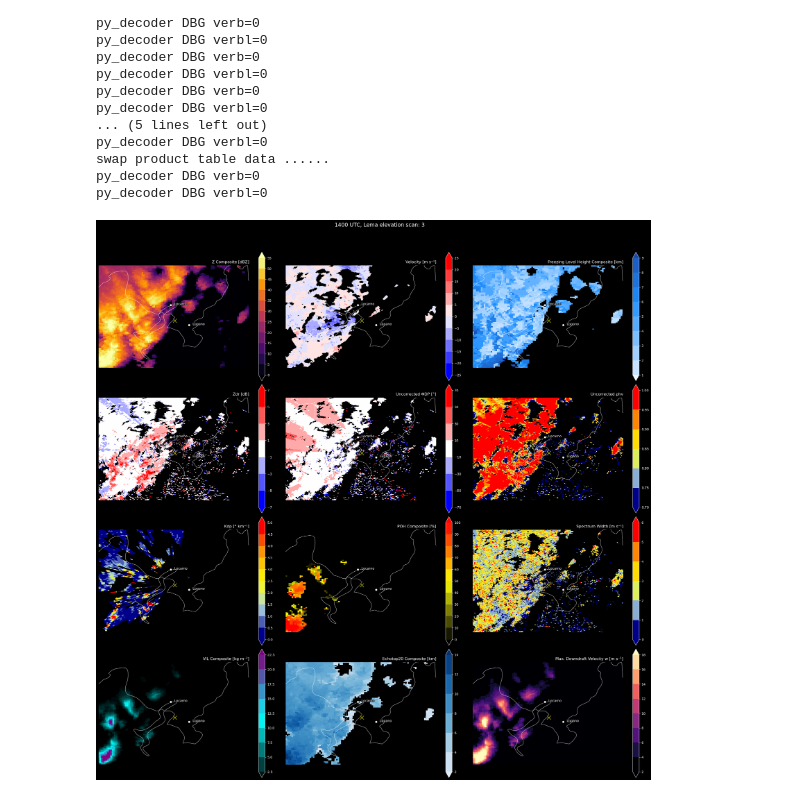
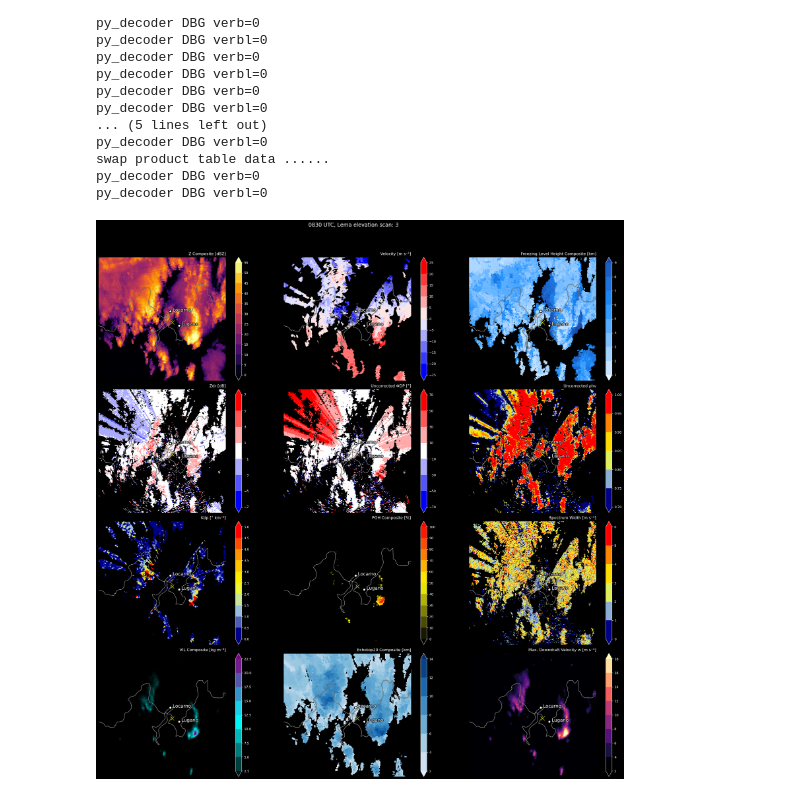
Before and after one commit to florianvalentinackermann/radar_windgusts, a Jupyter notebook: second_case.ipynb, the cells around one changed output. Drawn from its saved outputs; the diff is of its cells as text; code cells hidden in the pictures.

```diff
--- a/second_case.ipynb
+++ b/second_case.ipynb
@@ -22,9 +32,7 @@ os.environ["METRANETLIB_PATH"] = "/store_new/mch/msrad/idl/lib/radlib4/" # neede
 # %%
 # Defining valid time and elevation scan
 
-valid_time1 = '1400 UTC'
-valid_time2 = '14:00'
-valid_time3 = '1400'
+valid_time3 = '0830'
 elevation_scan = '3'
 # %%
 # Data Imports, processing, norming, etc.
@@ -181,10 +189,12 @@ lats, lons = radar_to_latlon(radar_lat, radar_lon, ranges, azimuths)
 chx = np.arange(255000, 255000 + 710 * 1000 + 1, 1000)
 chy = sorted(np.arange(-160000, -160000 + 640 * 1000 + 1, 1000), reverse=True)
 X, Y = np.meshgrid(chx, chy)
-# Initialize transformer for Swiss grid to WGS84 (EPSG:21781 to EPSG:4326)
-transformer = Transformer.from_crs(21781, 4326, always_xy=True)
-# Convert Swiss grid coordinates to lat/lon
+# Initialize transformer for Swiss grid
+transformer = Transformer.from_crs(21781, 3035, always_xy=True)
+
+#lons,lats = transformer.transform(X, Y)
 clons, clats = transformer.transform(X, Y)
+#lons, lats = transformer.transform(X, Y)
 
 
 # Define color steps for Reflectivity and Velocity/Dealiased Velocity
@@ -202,6 +212,7 @@ Kdp_levels = np.arange(0,5.5,0.5)
 lzc_levels = np.arange(2.5,25,2.5)
 ezc_levels = np.arange(2,16,2)
 wge_levels = np.arange(2,20,2)
+
 # Create boundary norms
 czc_norm = BoundaryNorm(boundaries=czc_levels, ncolors=plt.cm.inferno.N, clip=True)
 reflectivity_norm = BoundaryNorm(boundaries=reflectivity_levels, ncolors=plt.cm.inferno.N, clip=True)
@@ -244,9 +255,9 @@ py_decoder DBG verb=0
 py_decoder DBG verbl=0
 # %%
 # Multi-variable plot
-
+projection = ccrs.epsg(3035)
 # Create figure with three subplots (Reflectivity, Velocity, and Dealiased Velocity)
-fig, axs = plt.subplots(nrows=4, ncols=3, figsize=(24, 24), subplot_kw={'projection': ccrs.PlateCarree()})
+fig, axs = plt.subplots(nrows=4, ncols=3, figsize=(24,24), subplot_kw={'projection': projection})
 
 # Set background to black for all subplots
 for row in axs:  # axs is a 2D array, so iterate through rows
@@ -255,11 +266,12 @@ for row in axs:  # axs is a 2D array, so iterate through rows
         ax.set_facecolor('black')  # Set axis background
 
 
+
 # Plot Reflectivity composite
 cmap_czc = plt.cm.inferno
 cmap_czc.set_bad(color='grey')
 p1 = axs[0,0].pcolormesh(clons, clats, czc, vmin=0, vmax=55,
-                   cmap=cmap_czc, transform=ccrs.PlateCarree())
+                   cmap=cmap_czc, transform=projection)
 # Add a colorbar
 cbar1 = plt.colorbar(p1, ax=axs[0,0], extend='both', cmap=cmap_czc, norm=czc_norm, boundaries=czc_levels, ticks=czc_levels
                      )
@@ -272,6 +284,7 @@ axs[0,0].set_title('Z Composite [dBZ]', color='white', loc='right')
 # Plot Dealiased Velocity
 cmap_velocity = LinearSegmentedColormap.from_list("custom_cmap", ["blue", "white", "red"], N=256)
 cmap_velocity.set_bad(color='black')
+# Assuming lons and lats are 1D arrays
 p2 = axs[0,1].pcolormesh(lons, lats, dv_velocity, cmap=cmap_velocity, norm=velocity_norm, transform=ccrs.PlateCarree())
 cbar2 = plt.colorbar(p2, ax=axs[0,1], cmap=cmap_velocity, extend='both', boundaries=velocity_levels, ticks=velocity_levels)
 cbar2.outline.set_edgecolor('white')
@@ -289,7 +302,7 @@ cmap_hzc = LinearSegmentedColormap.from_list("custom_cmap", ["white", "dodgerblu
 cmap_hzc.set_bad(color='black')  # Black for invalid data
 # Plot the freezing level height with the masked values
 p3 = axs[0,2].pcolormesh(clons, clats, hzc_masked, vmin=0, vmax=12,
-                         cmap=cmap_hzc, transform=ccrs.PlateCarree())
+                         cmap=cmap_hzc, transform=projection)
 # Add a colorbar
 cbar3 = plt.colorbar(p3, ax=axs[0,2], extend='both', cmap=cmap_hzc, boundaries=hzc_levels, ticks=hzc_levels)
 cbar3.outline.set_edgecolor('white')
@@ -354,8 +367,8 @@ axs[2,0].set_title('Kdp [° km⁻¹]', color='white', loc='right')
 # Plot POH
 cmap_bzc = LinearSegmentedColormap.from_list("custom_cmap", ["black","yellow", "red"], N=256)
 cmap_bzc.set_bad(color='black')
-p8 = axs[2,1].pcolormesh(clons, clats, bzc,
-                   cmap=cmap_bzc, transform=ccrs.PlateCarree())
+p8 = axs[2,1].pcolormesh(clons, clats, bzc, norm=bzc_norm,
+                   cmap=cmap_bzc, transform=projection)
 # Add a colorbar
 cbar8 = plt.colorbar(p8, ax=axs[2,1], extend='both', cmap=cmap_bzc, boundaries=bzc_levels, ticks=bzc_levels
                      )
@@ -383,7 +396,7 @@ cmap_lzc = LinearSegmentedColormap.from_list("custom_cmap", ["black", "cyan", "p
                                                              ], N=256)
 cmap_lzc.set_bad(color='black')
 p10 = axs[3,0].pcolormesh(clons, clats, lzc, vmin=1, vmax=22.5,
-                   cmap=cmap_lzc, transform=ccrs.PlateCarree())
+                   cmap=cmap_lzc, transform=projection)
 # Add a colorbar
 cbar10 = plt.colorbar(p10, ax=axs[3,0], extend='both', cmap=cmap_lzc, norm=lzc_norm, boundaries=lzc_levels, ticks=lzc_levels
                      )
@@ -398,7 +411,7 @@ ezc = np.ma.masked_less_equal(ezc, 0)
 cmap_ezc = plt.cm.Blues
 cmap_ezc.set_bad(color='black')
 p11 = axs[3,1].pcolormesh(clons, clats, ezc, vmin=0, vmax=14,
-                   cmap=cmap_ezc, transform=ccrs.PlateCarree())
+                   cmap=cmap_ezc, transform=projection)
 # Add a colorbar
 cbar11 = plt.colorbar(p11, ax=axs[3,1], extend='both', cmap=cmap_ezc, norm=ezc_norm, boundaries=ezc_levels, ticks=ezc_levels
                      )
@@ -413,7 +426,7 @@ wge = np.ma.masked_less_equal(wge, 0)
 cmap_wge = plt.cm.magma
 cmap_wge.set_bad(color='black')
 p12 = axs[3,2].pcolormesh(clons, clats, wge, vmax=18,
-                   cmap=cmap_wge, transform=ccrs.PlateCarree())
+                   cmap=cmap_wge, transform=projection)
 # Add a colorbar
 cbar12 = plt.colorbar(p12, ax=axs[3,2], extend='both', cmap=cmap_wge, norm=wge_norm, boundaries=wge_levels, ticks=wge_levels
                      )
@@ -421,37 +434,45 @@ cbar12.outline.set_edgecolor('white')
 cbar12.ax.yaxis.set_tick_params(color='white')
 plt.setp(plt.getp(cbar12.ax.axes, 'yticklabels'), color='white')
 axs[3,2].set_title('Max. Downdraft Velocity w [m s⁻¹]', color='white', loc='right')
 
 # (Plotting of wind barbs and other features remains the same)
 # Add Radar, Geneva, and Lausanne locations to all plots
 for row in axs:
     for ax in row:
             #ax.plot(radar_lon, radar_lat, marker='x', color='yellow', markersize=12, transform=ccrs.PlateCarree())  # Radar location
         ax.plot(radar_lon, radar_lat, marker='x', color='yellow', markersize=12, transform=ccrs.PlateCarree(),
         path_effects=[path_effects.withStroke(linewidth=2, foreground='black')])
         ax.plot(locarno_lon, locarno_lat, marker='o', color='white', markersize=8, markeredgecolor='black', markeredgewidth=2, transform=ccrs.PlateCarree())  # Geneva
         ax.plot(lugano_lon, lugano_lat, marker='o', color='white', markersize=8, markeredgecolor='black', markeredgewidth=2, transform=ccrs.PlateCarree())  # Lausanne
-        ax.set_extent([8.2, 9.45 , 45.65, 46.5], crs=ccrs.PlateCarree())
+        ax.set_extent([7.6, 9.75 , 45.35, 46.8], crs=ccrs.PlateCarree())
+         # Add borders, coastlines, and lakes with custom contour lines
+        ax.add_feature(cfeature.BORDERS, edgecolor='black', linestyle='-', alpha=0.8, linewidth=2)
+        ax.add_feature(cfeature.COASTLINE, edgecolor='black', alpha=0.8, linewidth=2)
+        ax.add_feature(cfeature.LAKES, edgecolor='black', facecolor='none', alpha=0.8, linewidth=2)
         ax.add_feature(cfeature.BORDERS, edgecolor='white', linestyle='-', alpha=0.7)
         ax.add_feature(cfeature.COASTLINE, edgecolor='white', alpha=0.7)
         ax.add_feature(cfeature.LAKES, edgecolor='white', facecolor='none', alpha=0.7)
         # Add city names with a black outline for visibility
-        geneva_text = ax.text(locarno_lon + 0.03, locarno_lat, 'Locarno', color='white', fontsize=10, transform=ccrs.PlateCarree())
-        lausanne_text = ax.text(lugano_lon + 0.03, lugano_lat, 'Lugano', color='white', fontsize=10, transform=ccrs.PlateCarree())
-        geneva_text.set_path_effects([path_effects.Stroke(linewidth=2, foreground='black'), path_effects.Normal()])
-        lausanne_text.set_path_effects([path_effects.Stroke(linewidth=2, foreground='black'), path_effects.Normal()])
+        locarno_text = ax.text(locarno_lon + 0.04, locarno_lat, 'Locarno', color='white', fontsize=14, transform=ccrs.PlateCarree())
+        lugano_text = ax.text(lugano_lon + 0.04, lugano_lat, 'Lugano', color='white', fontsize=14, transform=ccrs.PlateCarree())
+        locarno_text.set_path_effects([path_effects.Stroke(linewidth=2, foreground='black'), path_effects.Normal()])
+        lugano_text.set_path_effects([path_effects.Stroke(linewidth=2, foreground='black'), path_effects.Normal()])
 
 
 
 
+
+# Adjust margins and layout
+#plt.subplots_adjust(left=0.05, right=0.95, top=0.95, bottom=0.05, hspace=0.3, wspace=0.3)
+#plt.tight_layout(pad=2.0)
 
 # Set main title
 plt.suptitle(valid_time3 + ' UTC, Lema elevation scan: ' + elevation_scan #+ ', Barbs: 10 min mean surface wind [km h⁻¹]'
              , color='white', fontsize=16, x=0.5)
 # Adjust layout and display the plot
 plt.tight_layout(rect=[0, 0, 1, 0.95])
 
 # Save the figure
-#plt.savefig("/users/fackerma/newproject1/figures/second_case/" + valid_time3 + "_" + elevation_scan + "_all_variables.png", facecolor='black', dpi=300)
+plt.savefig("/users/fackerma/newproject1/figures/second_case/" + valid_time3 + "_" + elevation_scan + "_all_variables.png", facecolor='black', dpi=300)
 # %% [output]
-[figure, old version]
+[figure, new version]
```
Also changed, not shown: parts of 2 cells of this notebook, 33 other files.
